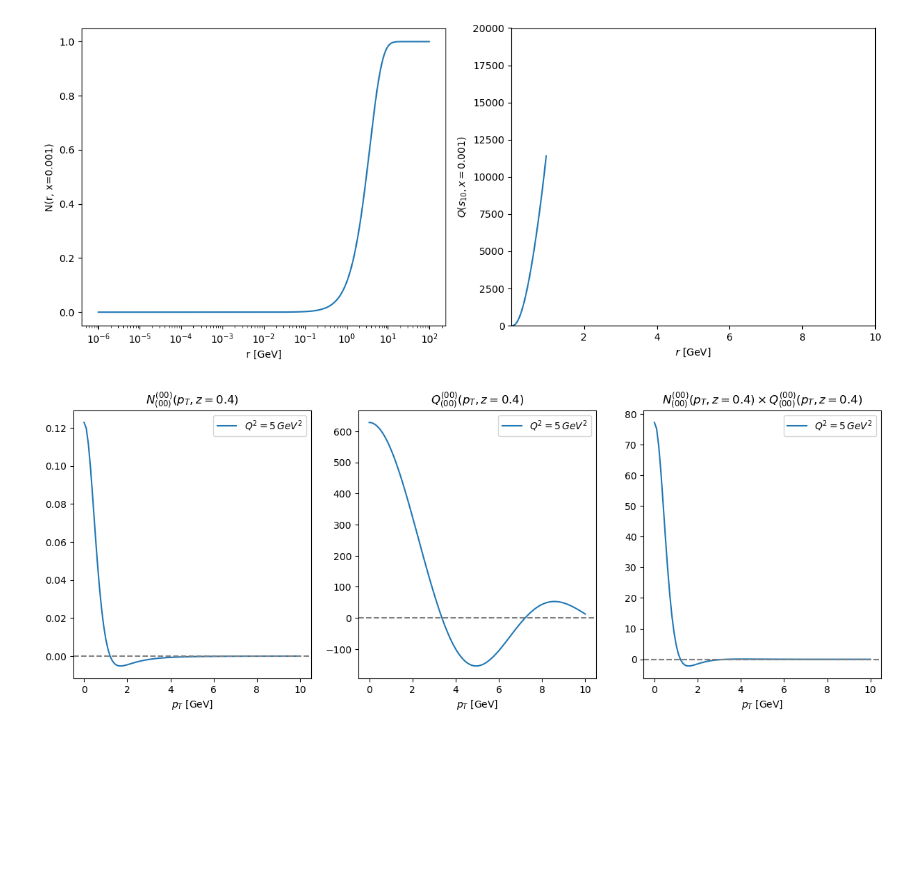
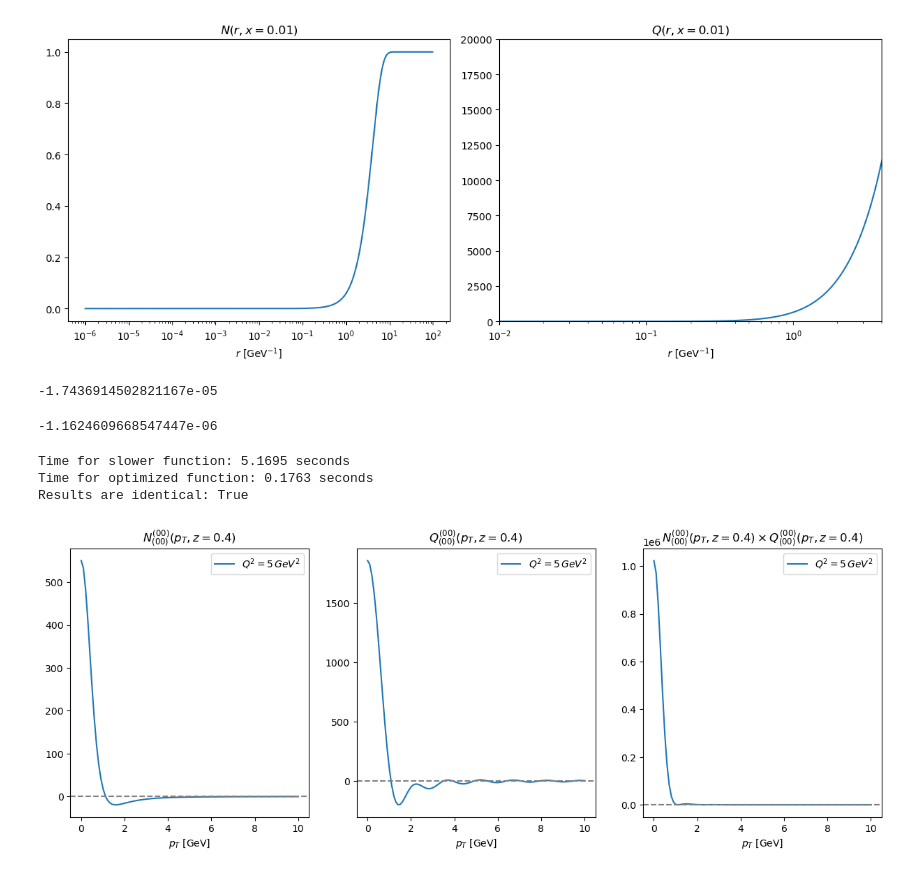
Before and after one commit to brandonmanley/dijet_DSA, a Jupyter notebook: bmanley/DSA_testing.ipynb, the cells around one changed output. Cells and saved outputs as stored; diff of their text form; code cells hidden in the pictures; blank space fills up the shorter version.

Commit message:
Optimize double bessel dist and compute azimuthal moments

```diff
--- a/bmanley/DSA_testing.ipynb
+++ b/bmanley/DSA_testing.ipynb
@@ -6,14 +7,12 @@ from scipy.special import jv, kv
 # %%
 # load unpolarized dipole data
 unpolar_input_file = '/Users/brandonmanley/Desktop/PhD/rcbkdipole/build/bin/dipole_data/unpolarized_dipole_xmin0.010000_xmax0.000001.dat'
-Ndipole_df = pd.read_csv(unpolar_input_file, sep=r'\s+', header=None, names=['xBj', 'ln(r)', 'N[ln(r)]'])
+ndipole_df = pd.read_csv(unpolar_input_file, sep=r'\s+', header=None, names=['xBj', 'ln(r)', 'N[ln(r)]'])
 
 
 # load polarized data
 delta = 0.05
 dstr = str(delta)[2:]
-# polar_indir = '/Users/brandonmanley/Desktop/PhD/moment_evolution/evolved_dipoles/largeNc&Nf/d'+dstr+'_ones/'
-# polar_input_files = [polar_indir+'d'+dstr+'_NcNf3_ones_'+ia+'.dat' for ia in ['Q', 'G2', 'I3', 'I4', 'I5']]
 polar_indir = '/Users/brandonmanley/Desktop/PhD/moment_evolution/evolved_dipoles/largeNc&Nf/d'+dstr+'_ones_rc/'
 polar_input_files = [polar_indir+'d'+dstr+'_NcNf3_ones_'+ia+'_rc.dat' for ia in ['Q', 'G2', 'I3', 'I4', 'I5']]
 polar_data_files = [np.loadtxt(ifile) for ifile in polar_input_files]
@@ -62,32 +61,33 @@ pdipole_dfs = pd.DataFrame(to_array(polar_data_files), columns = ['s10', 'eta',
 # %%
 # to make sure we imported correctly, let's plot the dipoles as a function of r (N) and s_{10} (PDAs)
 
-lambdaIR = 1  # IR cutoff in GeV
+lambdaIR = 0.240  # IR cutoff in GeV
 
 fig, axes = plt.subplots(1, 2, figsize=(12, 5))
 
-N_test = Ndipole_df[np.isclose(Ndipole_df['xBj'], 0.001, atol=1e-7)]
-axes[0].plot(np.exp(N_test['ln(r)']), N_test['N[ln(r)]'])
+n_test = ndipole_df[np.isclose(ndipole_df['xBj'], 0.01, atol=1e-7)]
+axes[0].plot(np.exp(n_test['ln(r)']), n_test['N[ln(r)]'])
 axes[0].semilogx()
-axes[0].set_xlabel('r [GeV]')
-axes[0].set_ylabel('N(r, x=0.001)')
+axes[0].set_xlabel(r'$r \,\, [\mathrm{GeV}^{-1}]$')
+axes[0].set_title('$N(r, x=0.01)$')
 
 
 bas = np.sqrt((3)/(2*np.pi))
 test_eta = np.sqrt((3.0)/(2*np.pi))*np.log(10/0.01)
+
 Q_test = pdipole_dfs[np.isclose(pdipole_dfs['eta'], test_eta, atol=delta*0.5)]
 # axes[1].plot((1/lambdaIR)*np.exp(-Q_test['s10']*0.5), np.log(np.abs(Q_test['Q'])))
 axes[1].plot((1/lambdaIR)*np.exp((-Q_test['s10']*0.5)/bas), Q_test['Q'])
-# axes[1].semilogx()
+axes[1].semilogx()
 # axes[1].set_xlabel(r'$s_{10}$')
-axes[1].set_xlabel(r'$r$ [GeV]')
-axes[1].set_ylabel(r'$Q(s_{10}, x = 0.001)$')
-axes[1].set_xlim(0.01, 10)
+axes[1].set_xlabel(r'$r \,\, [\mathrm{GeV}^{-1}]$')
+axes[1].set_title(r'$Q(r, x = 0.01)$')
+axes[1].set_xlim(0.01, 4)
 axes[1].set_ylim(0,20000)
 
 plt.tight_layout()
 plt.show()
 # %% [output]
-[figure, old version]
+[figure, new version]
 # %%
 # define the transfroms needed for DSA
@@ -168,15 +188,40 @@ def double_bessel(pT, Q, z, xBj, indices, amp, lamIR = lambdaIR, s10_0 = 0, zeta
+# %%
+double_bessel(5, np.sqrt(5), 0.4, 0.01, [0,0,0,0], 'N')
+# %% [output]
+-1.7436914502821167e-05
+# %%
+double_bessel_slow(5, np.sqrt(5), 0.4, 0.01, [0,0,0,0], 'N')
+# %% [output]
+-1.1624609668547447e-06
+# %%
+
+pT_values = np.linspace(0.1, 10, 200)
+
+# Measure time for the slower function
+start_time = time.time()
+results_slow = [double_bessel_slow(pT, np.sqrt(5), 0.4, 0.01, [0,0,0,0], 'N') for pT in pT_values]
+time_slow = time.time() - start_time
+print(f"Time for slower function: {time_slow:.4f} seconds")
+
+# Measure time for the optimized function
+start_time = time.time()
+results_fast = [double_bessel(pT, np.sqrt(5), 0.4, 0.01, [0,0,0,0], 'N') for pT in pT_values]
+time_fast = time.time() - start_time
+print(f"Time for optimized function: {time_fast:.4f} seconds")
+
+# Optional: Compare results for correctness
+print(f"Results are identical: {np.allclose(results_slow, results_fast)}")
+# %% [output]
+Time for slower function: 5.1695 seconds
+Time for optimized function: 0.1763 seconds
+Results are identical: True
 # %%
-
 # compute db transform
-
 pT_values = np.linspace(0,10,100)
 test_Q2 = np.sqrt(5)
 test_z = 0.4
-s10_0s = [1, 2, 10]
 testN = [double_bessel(ipT, test_Q2, test_z, 0.01, [0,0,0,0], 'N') for ipT in pT_values]
 testQ = [double_bessel(ipT, test_Q2, test_z, 0.01, [0,0,0,0], 'Q') for ipT in pT_values]
-# testQs = [[double_bessel(ipT, test_Q2, test_z, 0.01, [0,0,0,0], 'Q',  = is10_0) for ipT in pT_values] for is10_0 in s10_0s]
-
 
 fig, axes = plt.subplots(1, 3, figsize=(15, 5))
 
@@ -208,4 +253,4 @@ axes[2].legend()
 plt.axhline(y=0, color='grey', linestyle='--')
 plt.show()
 # %% [output]
-[figure, old version]
+[figure, new version]
```
Also changed, not shown: parts of 8 cells of this notebook, 1 other file.
